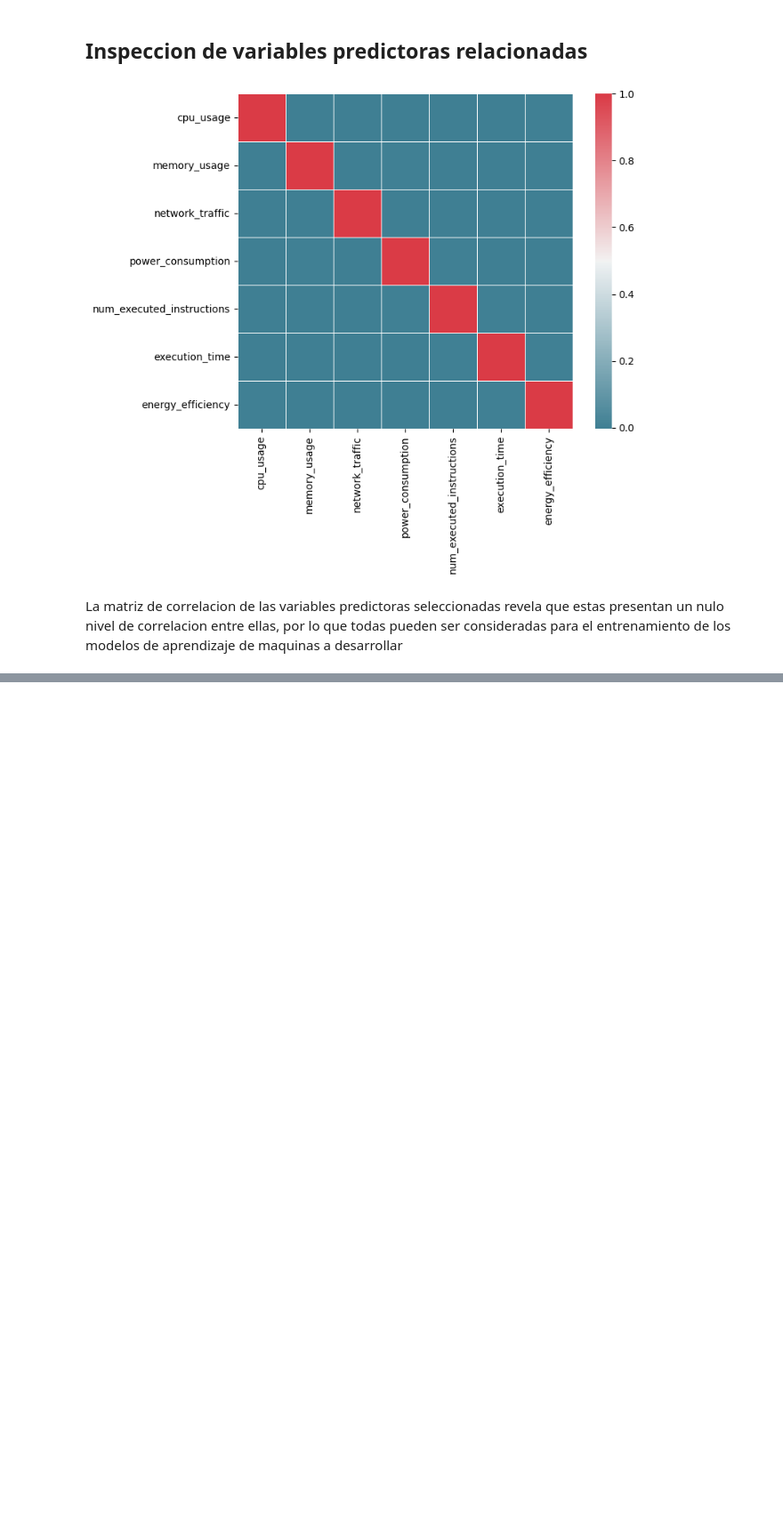
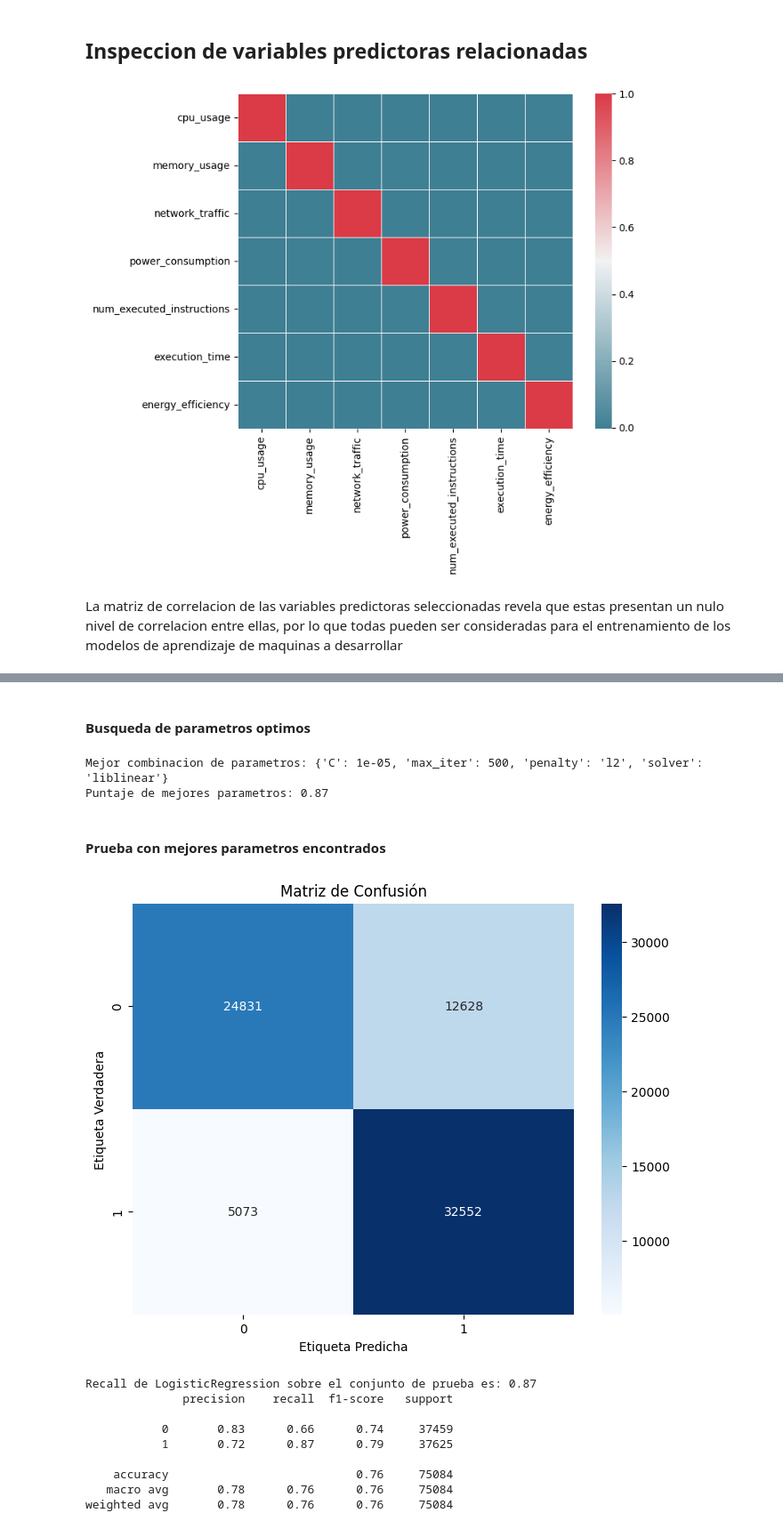
Before and after one commit to ErronBlood/CloudComputingAI, a Jupyter notebook: CloudComputingAI.ipynb, the cells around one changed output, grey strips where cells are left out. Shown at 89% size. Drawn from its saved outputs; the diff is of its cells as text; code cells hidden in the pictures; blank space fills up the shorter version.

```diff
--- a/CloudComputingAI.ipynb
+++ b/CloudComputingAI.ipynb
@@ -192,0 +260,56 @@ Precision con datos de prueba:  76.6381652549145
+# %% [markdown]
+#### Busqueda de parametros optimos
+# %%
+# Definimos los valores posibles para realizar las combinaciones de hiperparametros
+param_grid = {
+    'C': [0.00001, 0.0001, 0.001],
+    'penalty': ['l1', 'l2'],
+    'solver': ['liblinear', 'saga'],
+    'max_iter': [500,600,700,800]
+}
+
+# Se realiza la busqueda de parametros con GridSearchCV, juzgando por la estadistica de sensibilidad
+comb = GridSearchCV(lr, param_grid, cv = 5, scoring = 'recall', n_jobs=-1)
+
+comb.fit(X_train_scaled,y_train)
+
+print("Mejor combinacion de parametros:", comb.best_params_)
+print("Puntaje de mejores parametros: {:.2}".format(comb.best_score_))
+# %% [output]
+Mejor combinacion de parametros: {'C': 1e-05, 'max_iter': 500, 'penalty': 'l2', 'solver': 'liblinear'}
+Puntaje de mejores parametros: 0.87
+# %% [markdown]
+#### Prueba con mejores parametros encontrados
+# %%
+lr = LogisticRegression(C=0.00001 ,max_iter=500, penalty='l2', solver='liblinear')
+
+lr.fit(X_train_scaled, y_train)
+
+y_pred = lr.predict(X_test_scaled)
+
+lrscore = recall_score(y_true= y_test, y_pred= y_pred)
+
+cmatrix = confusion_matrix(y_test, y_pred)
+labels = np.unique(y_test)
+df_cm = pd.DataFrame(cmatrix, index=labels, columns=labels)
+plt.figure(figsize=(8, 6))
+sns.heatmap(df_cm, annot=True, cmap='Blues', fmt='d')
+plt.title("Matriz de Confusión")
+plt.xlabel("Etiqueta Predicha")
+plt.ylabel("Etiqueta Verdadera")
+plt.show()
+
+print('Recall de LogisticRegression sobre el conjunto de prueba es: {:.2f}'.format())
+
+print(classification_report(y_test, y_pred))
+# %% [output]
+[figure, added]
+Recall de LogisticRegression sobre el conjunto de prueba es: 0.87
+              precision    recall  f1-score   support
+
+           0       0.83      0.66      0.74     37459
+           1       0.72      0.87      0.79     37625
+
+    accuracy                           0.76     75084
+   macro avg       0.78      0.76      0.76     75084
+weighted avg       0.78      0.76      0.76     75084
```
Also changed, not shown: parts of 32 cells of this notebook, 6 other files.
